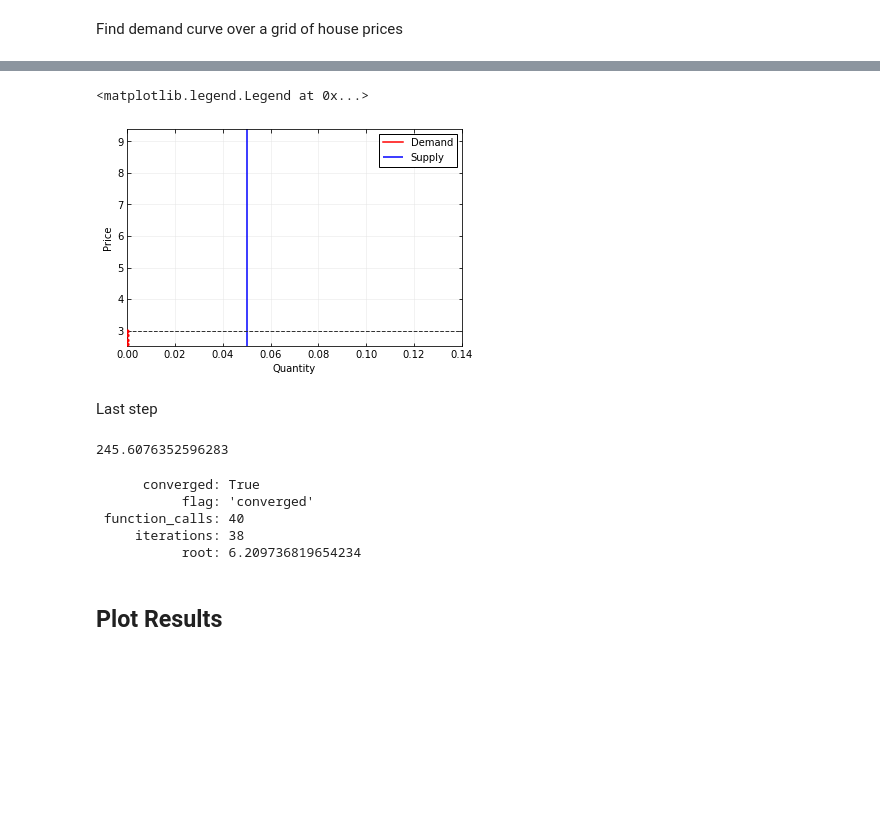
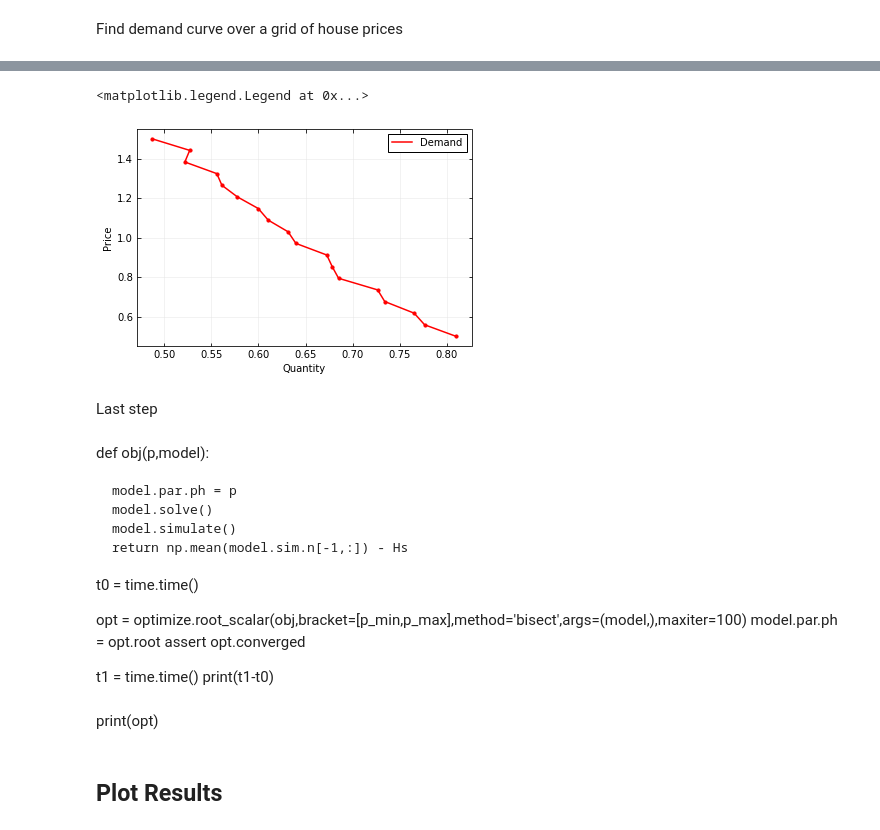
Before and after one commit to madsankern/MA_thesis, a Jupyter notebook: 00 - Stationary.ipynb, the cells around one changed output, grey strips where cells are left out. Drawn from its saved outputs; the diff is of its cells as text; code cells hidden in the pictures; blank space fills up the shorter version.

```diff
--- a/00 - Stationary.ipynb
+++ b/00 - Stationary.ipynb
@@ -34,0 +35,4 @@ model.simulate()
+# %%
+model.par.ph = 1.0
+model.solve()
+model.simulate()
@@ -39,12 +79,12 @@ Find demand curve over a grid of house prices
 # %%
 # Grid over house prices
 Nr = 18
-p_vec = np.linspace(0.5,3.0,Nr)
+p_vec = np.linspace(0.5,1.5,Nr)
 p_min = p_vec[0]
 p_max = p_vec[Nr-1]
 
 # Supply
-Hs = 0.05 # Find some value
+Hs = 0.6360668936936261 # Find some value
 
 # Initialize demand function
 Hd = np.zeros(shape=len(p_vec))
@@ -59,7 +99,7 @@ for i_p,p in enumerate(p_vec):
     model.simulate()
 
     # Aggregate demand
-    Hd[i_p] = np.mean(model.sim.n[-1,:])
+    Hd[i_p] = np.mean(model.sim.d[-1,:])
 
     # Bound on p
     diff = Hs - Hd[i_p]
@@ -82,57 +116,49 @@ print(t1-t0)
 # %%
 fig = plt.figure(figsize=(6,4))
 ax = fig.add_subplot(1,1,1)
 
 ax.plot(Hd,p_vec, color = 'red', label = 'Demand',zorder=2)
 ax.scatter(Hd,p_vec, color = 'red',zorder=3, marker='o', s=10)
 
-ax.vlines(Hs,0,10, color = 'blue', linestyle = '-', label ='Supply')
+# ax.vlines(Hs_true,0,10, color = 'blue', linestyle = '-', label ='Supply')
 # ax.plot(Hd,supply, color = 'blue', linestyle = ':')
 
-ax.hlines(p_min,0,0.15, linestyle='--', color = '0.2', linewidth = 1)
-ax.hlines(p_max,0.0,0.15, linestyle='--', color = '0.2', linewidth = 1)
+# ax.hlines(p_min,0,0.15, linestyle='--', color = '0.2', linewidth = 1)
+# ax.hlines(p_max,0.0,0.15, linestyle='--', color = '0.2', linewidth = 1)
 
-ax.set_xlim(0.0,0.14)
-ax.set_ylim(2.5,9.4)
+# ax.set_xlim(1.2,1.65)
+# ax.set_ylim(0.4,1.6)
 ax.set_xlabel('Quantity')
 ax.set_ylabel('Price')
 
 ax.grid(visible=True, which = 'major', linestyle='-', linewidth=0.5, color='0.9')
 ax.tick_params(axis='both',bottom=True,top=True,left=True,right=True,direction='in',which='both')
 ax.legend(frameon = True, edgecolor = 'k', facecolor = 'white', framealpha=1, fancybox=False)
 
 # plt.savefig('../../tex/figs/equilibrium.pdf')
 # %% [output]
 <matplotlib.legend.Legend at 0x...>
-[figure, old version]
+[figure, new version]
 # %% [markdown]
 Last step
-# %%
-def obj(p,model):
-
-    model.par.ph = p
-    model.solve()
-    model.simulate()
-    return np.mean(model.sim.n[-1,:]) - Hs
-
-t0 = time.time()
-
-opt = optimize.root_scalar(obj,bracket=[p_min,p_max],method='bisect',args=(model,),maxiter=100)
-model.par.ph = opt.root
-assert opt.converged
-
-t1 = time.time()
-print(t1-t0)
-# %% [output]
-245.6076352596283
-# %%
-print(opt)
-# %% [output]
-      converged: True
-           flag: 'converged'
- function_calls: 40
-     iterations: 38
-           root: 6.209736819654234
+# %% [markdown]
+def obj(p,model):
+
+    model.par.ph = p
+    model.solve()
+    model.simulate()
+    return np.mean(model.sim.n[-1,:]) - Hs
+
+t0 = time.time()
+
+opt = optimize.root_scalar(obj,bracket=[p_min,p_max],method='bisect',args=(model,),maxiter=100)
+model.par.ph = opt.root
+assert opt.converged
+
+t1 = time.time()
+print(t1-t0)
+# %% [markdown]
+print(opt)
 # %% [markdown]
 ## Plot Results
 # %% [markdown]
```
Also changed, not shown: parts of 35 cells of this notebook, 2 other files.
